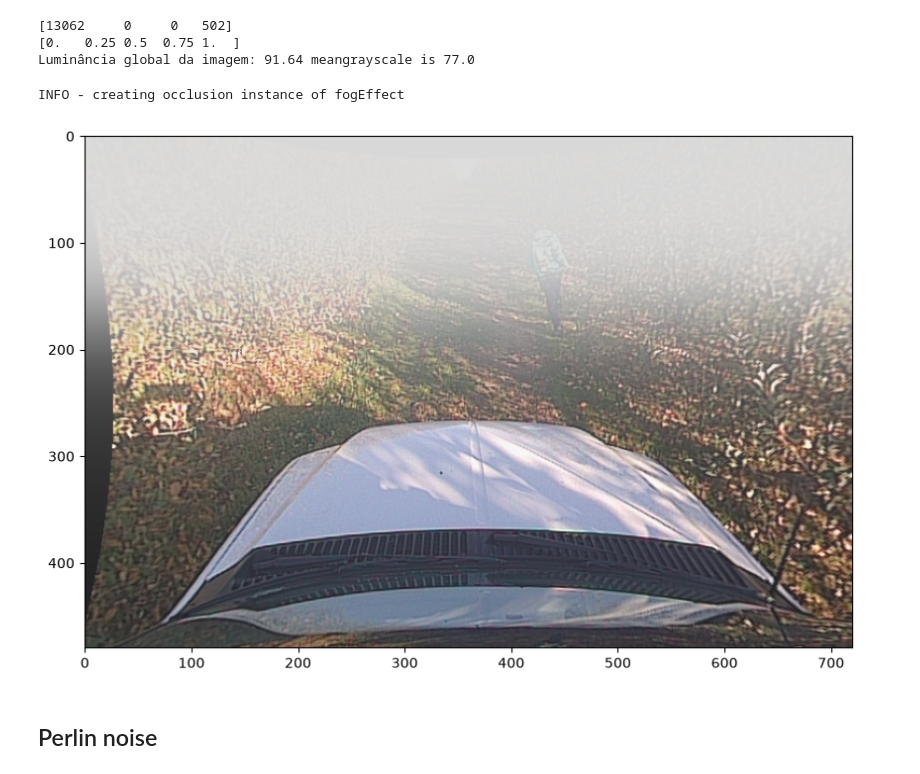
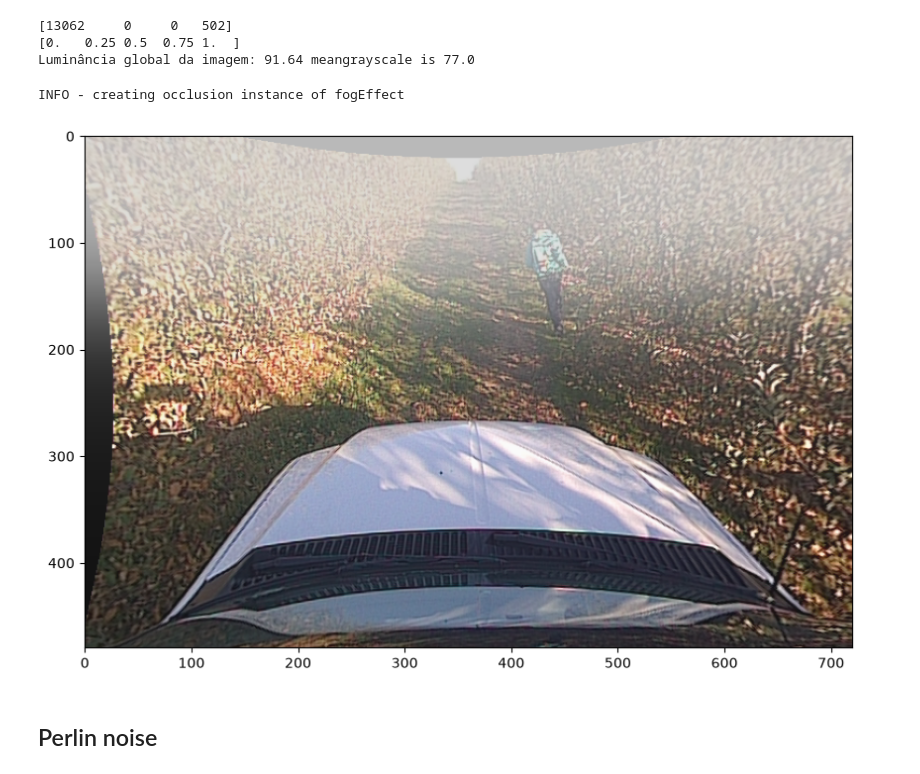
Before and after one commit to dfpaulino/nrec_utilities, a Jupyter notebook: ipynb/NREC_IMAGE_ANALYSIS.ipynb, the cells around one changed output. Saved outputs shown, nothing was run; the diff lists cells and outputs as text; code cells hidden in the pictures.

```diff
--- a/ipynb/NREC_IMAGE_ANALYSIS.ipynb
+++ b/ipynb/NREC_IMAGE_ANALYSIS.ipynb
@@ -104,14 +104,14 @@ print(f"Luminância global da imagem: {luminancia_global:.2f} meangrayscale is {
 Luminância global da imagem: 91.64 meangrayscale is 77.0
 # %%
 from nrec_utils.occlusions import Fog
-fogg=Fog(0.2)
+fogg=Fog(0.1)
 fog=fogg.generate_occluded_image(image1)
 fig = plt.figure(figsize=(10, 10))
 plt.imshow(fog)
 plt.show()
 # %% [output]
 INFO - creating occlusion instance of fogEffect
-[figure, old version]
+[figure, new version]
 # %% [markdown]
 ## Perlin noise
 # %%
```
Also changed, not shown: parts of 5 cells of this notebook.
